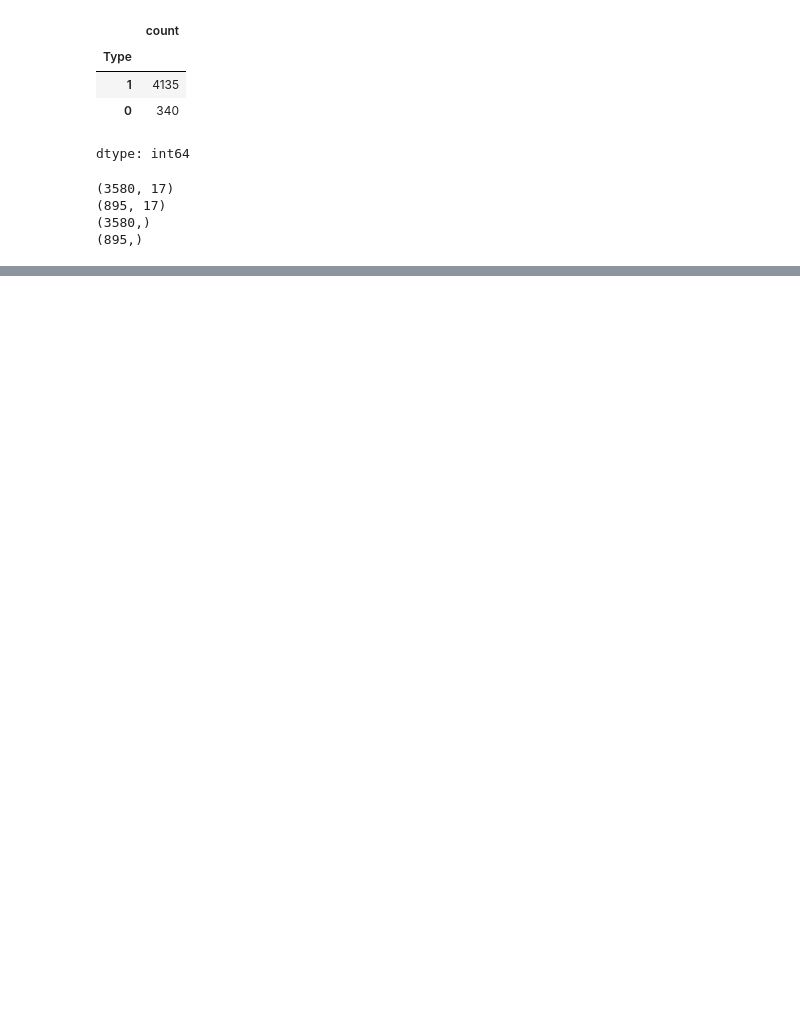
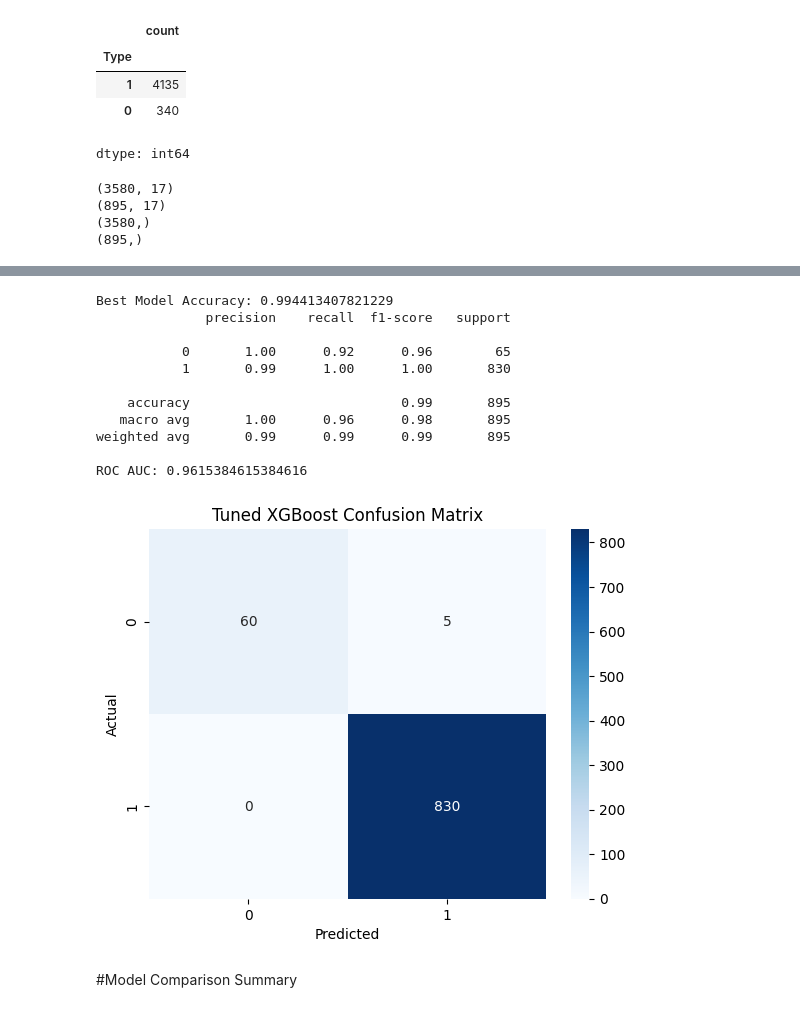
Before and after one commit to kavyaktj1/bmw-tasks-solution, a Jupyter notebook: Task2_BinaryClass_Project.ipynb, the cells around one changed output, grey strips where cells are left out. Cells and saved outputs as stored; diff of their text form; code cells hidden in the pictures; blank space fills up the shorter version.

```diff
--- a/Task2_BinaryClass_Project.ipynb
+++ b/Task2_BinaryClass_Project.ipynb
@@ -200,0 +421,9 @@ Scalability: Downcasting and alternative models improve performance on larger da
+# %%
+#Define Hyperparameter Search Space
+param_dist = {
+    'classifier__n_estimators': [50, 100, 200],
+    'classifier__max_depth': [3, 4, 5, 6],
+    'classifier__learning_rate': [0.01, 0.05, 0.1, 0.2],
+    'classifier__subsample': [0.6, 0.8, 1.0],
+    'classifier__colsample_bytree': [0.6, 0.8, 1.0]
+}
@@ -200,0 +465,31 @@ Scalability: Downcasting and alternative models improve performance on larger da
+# %%
+y_pred = best_model.predict(X_test)
+
+from sklearn.metrics import accuracy_score, classification_report, confusion_matrix, roc_auc_score
+
+print("Best Model Accuracy:", accuracy_score(y_test, y_pred))
+print(classification_report(y_test, y_pred))
+print("ROC AUC:", roc_auc_score(y_test, y_pred))
+
+# Confusion matrix
+cm = confusion_matrix(y_test, y_pred)
+sns.heatmap(cm, annot=True, fmt='d', cmap='Blues')
+plt.xlabel("Predicted")
+plt.ylabel("Actual")
+plt.title("Tuned XGBoost Confusion Matrix")
+plt.show()
+# %% [output]
+Best Model Accuracy: 0.994413407821229
+              precision    recall  f1-score   support
+
+           0       1.00      0.92      0.96        65
+           1       0.99      1.00      1.00       830
+
+    accuracy                           0.99       895
+   macro avg       1.00      0.96      0.98       895
+weighted avg       0.99      0.99      0.99       895
+
+ROC AUC: 0.9615384615384616
+[figure, added]
+# %% [markdown]
+#Model Comparison Summary
```
Also changed, not shown: parts of 54 cells of this notebook, 16 other files.
